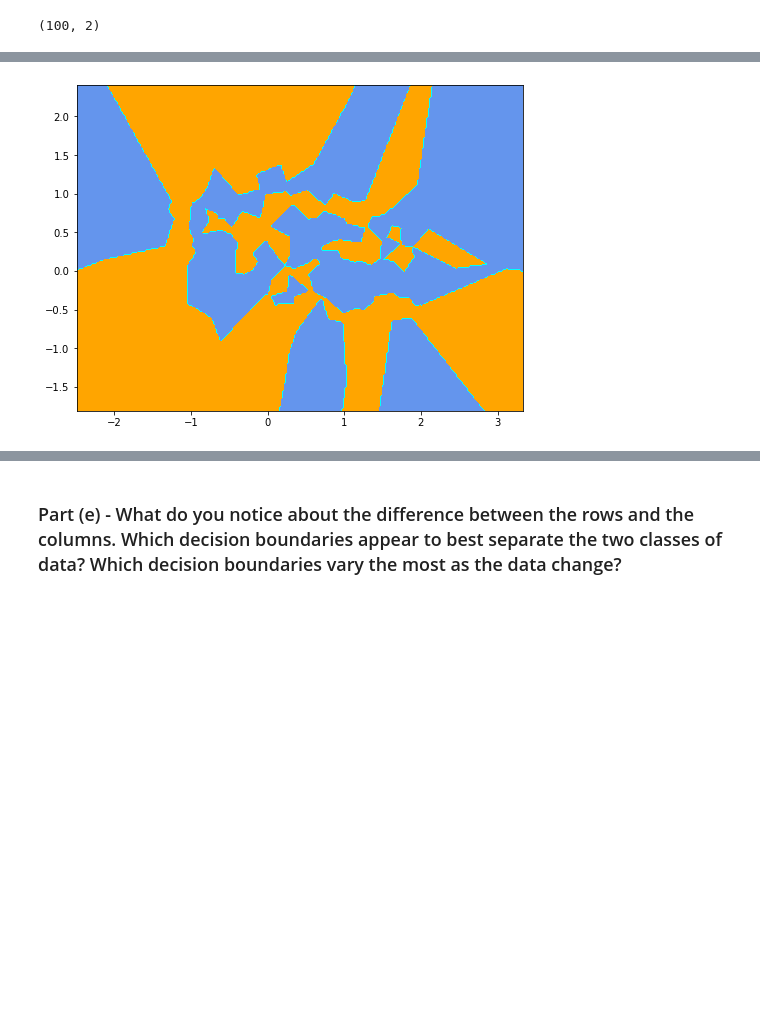
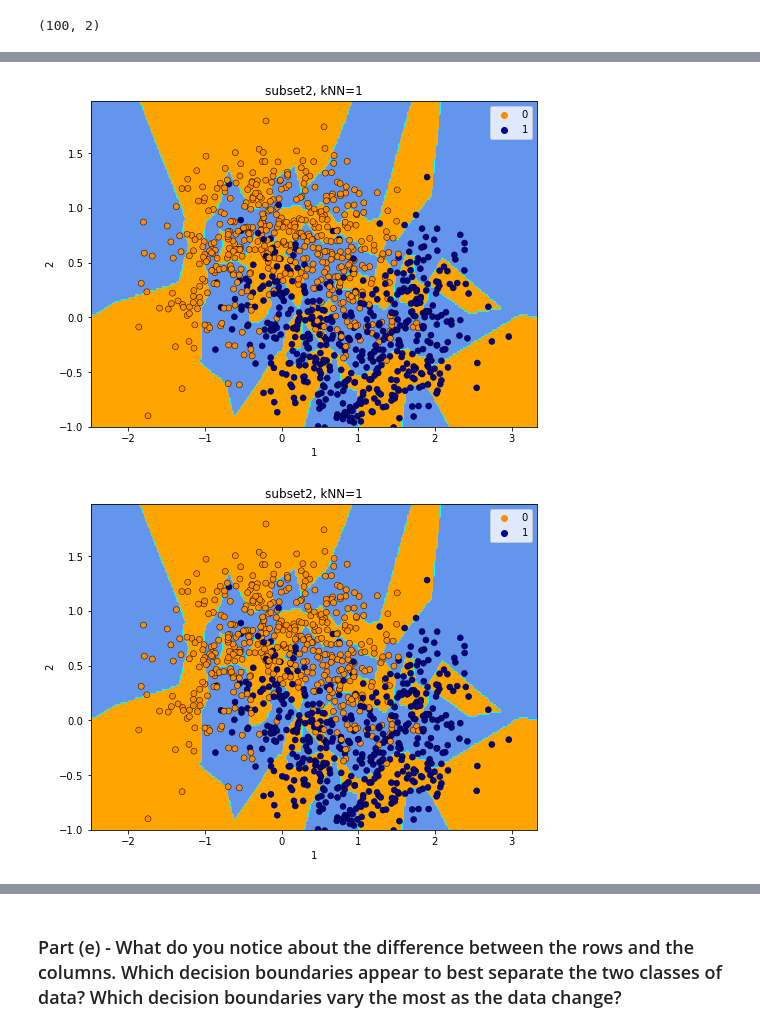
Before and after one commit to FR-Schwartz/ids705, a Jupyter notebook: assignments/Assignment_2_Fides Schwartz.ipynb, the cells around one changed output, grey strips where cells are left out. Drawn from its saved outputs; the diff is of its cells as text; code cells hidden in the pictures; blank space fills up the shorter version.

```diff
--- a/assignments/Assignment_2_Fides Schwartz.ipynb
+++ b/assignments/Assignment_2_Fides Schwartz.ipynb
@@ -624,4 +637,6 @@ plt.show()
 # %%
+# nearest neighbour = 50
+
 h = 0.02  # step size in the mesh
 
 # Create color maps
@@ -631,11 +646,20 @@ cmap_bold = ["darkorange", "darkblue"]
 # Plot the decision boundary. For that, we will assign a color to each
 # point in the mesh [x_min, x_max]x[y_min, y_max].
 for weights in ["uniform", "distance"]:
+
+    # Plot the decision boundary. For that, we will assign a color to each
+    # point in the mesh [x_min, x_max]x[y_min, y_max].
     x_min, x_max = subset1.min() - 1, subset1.max() + 1
     y_min, y_max = subset1y.min() - 1, subset1y.max() + 1
     xx, yy = np.meshgrid(np.arange(x_min, x_max, h), np.arange(y_min, y_max, h))
     Z = knn1_3.predict(np.c_[xx.ravel(), yy.ravel()])
 
+    # Put the result into a color plot
+    Z = Z.reshape(xx.shape)
+    plt.figure(figsize=(8, 6))
+    plt.contourf(xx, yy, Z, cmap=cmap_light)
+
+    # Plot also the training points
     sns.scatterplot(
         x=X[:, 0],
         y=X[:, 1],
@@ -647,14 +671,10 @@ for weights in ["uniform", "distance"]:
     plt.xlim(xx.min(), xx.max())
     plt.ylim(yy.min(), yy.max())
     plt.title(
-        "subset1"
-        )
+        "subset1, kNN=50"
+    )
     plt.xlabel("1")
     plt.ylabel("2")
 
-    # Put the result into a color plot
-    Z = Z.reshape(xx.shape)
-    plt.figure(figsize=(8, 6))
-    plt.contourf(xx, yy, Z, cmap=cmap_light)
 plt.show()
 # %% [output]
@@ -664,31 +685,47 @@ plt.show()
 # %%
+# nearest neighbour = 1
+
 h = 0.02  # step size in the mesh
 
 # Create color maps
 cmap_light = ListedColormap(["orange", "cyan", "cornflowerblue"])
 cmap_bold = ["darkorange", "darkblue"]
 
-
 # Plot the decision boundary. For that, we will assign a color to each
 # point in the mesh [x_min, x_max]x[y_min, y_max].
-x_min, x_max = subset2[:, 0].min() - 1, subset2[:, 0].max() + 1
-y_min, y_max = subset2[:, 1].min() - 1, subset2[:, 1].max() + 1
-xx, yy = np.meshgrid(np.arange(x_min, x_max, h), np.arange(y_min, y_max, h))
-Z = knn2_1.predict(np.c_[xx.ravel(), yy.ravel()])
-#A = knn2_2.predict(np.c_[xx.ravel(), yy.ravel()])
-#B = knn2_3.predict(np.c_[xx.ravel(), yy.ravel()])
+for weights in ["uniform", "distance"]:
 
-# Put the result into a color plot
-Z = Z.reshape(xx.shape)
-plt.figure(figsize=(8, 6))
-plt.contourf(xx, yy, Z, cmap=cmap_light)
+    # Plot the decision boundary. For that, we will assign a color to each
+    # point in the mesh [x_min, x_max]x[y_min, y_max].
+    x_min, x_max = subset2.min() - 1, subset2.max() + 1
+    y_min, y_max = subset2y.min() - 1, subset2y.max() + 1
+    xx, yy = np.meshgrid(np.arange(x_min, x_max, h), np.arange(y_min, y_max, h))
+    Z = knn2_1.predict(np.c_[xx.ravel(), yy.ravel()])
+
+    # Put the result into a color plot
+    Z = Z.reshape(xx.shape)
+    plt.figure(figsize=(8, 6))
+    plt.contourf(xx, yy, Z, cmap=cmap_light)
+
+    # Plot also the training points
+    sns.scatterplot(
+        x=X[:, 0],
+        y=X[:, 1],
+        hue=y,
+        palette=cmap_bold,
+        alpha=1.0,
+        edgecolor="black",
+        )
+    plt.xlim(xx.min(), xx.max())
+    plt.ylim(yy.min(), yy.max())
+    plt.title(
+        "subset2, kNN=1"
+    )
+    plt.xlabel("1")
+    plt.ylabel("2")
+
 plt.show()
-
-# Put the result into a color plot
-#Z = Z.reshape(xx.shape)
-#A = A.reshape(xx.shape)
-#B = B.reshape(xx.shape)
-#plt.show()
 # %% [output]
-[figure, old version]
+[figure, new version]
+[figure, added]
 # %%
```
Also changed, not shown: parts of 14 cells of this notebook.
